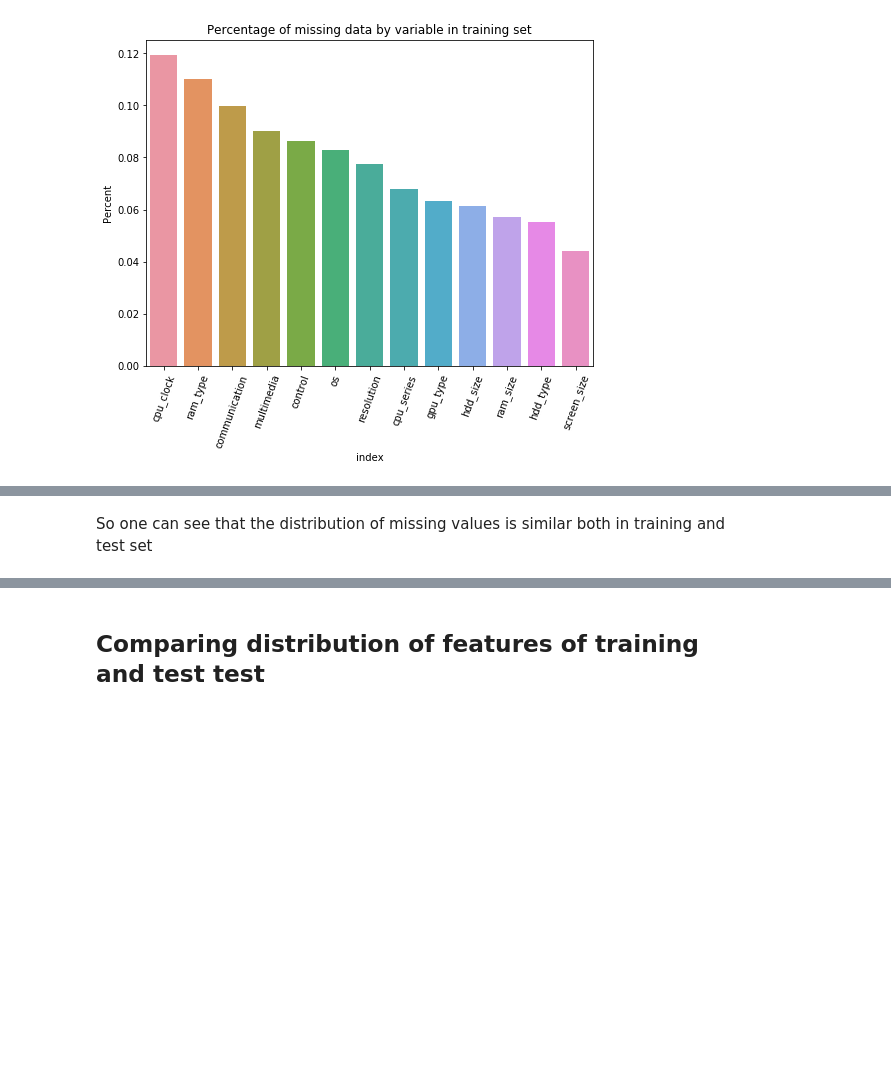
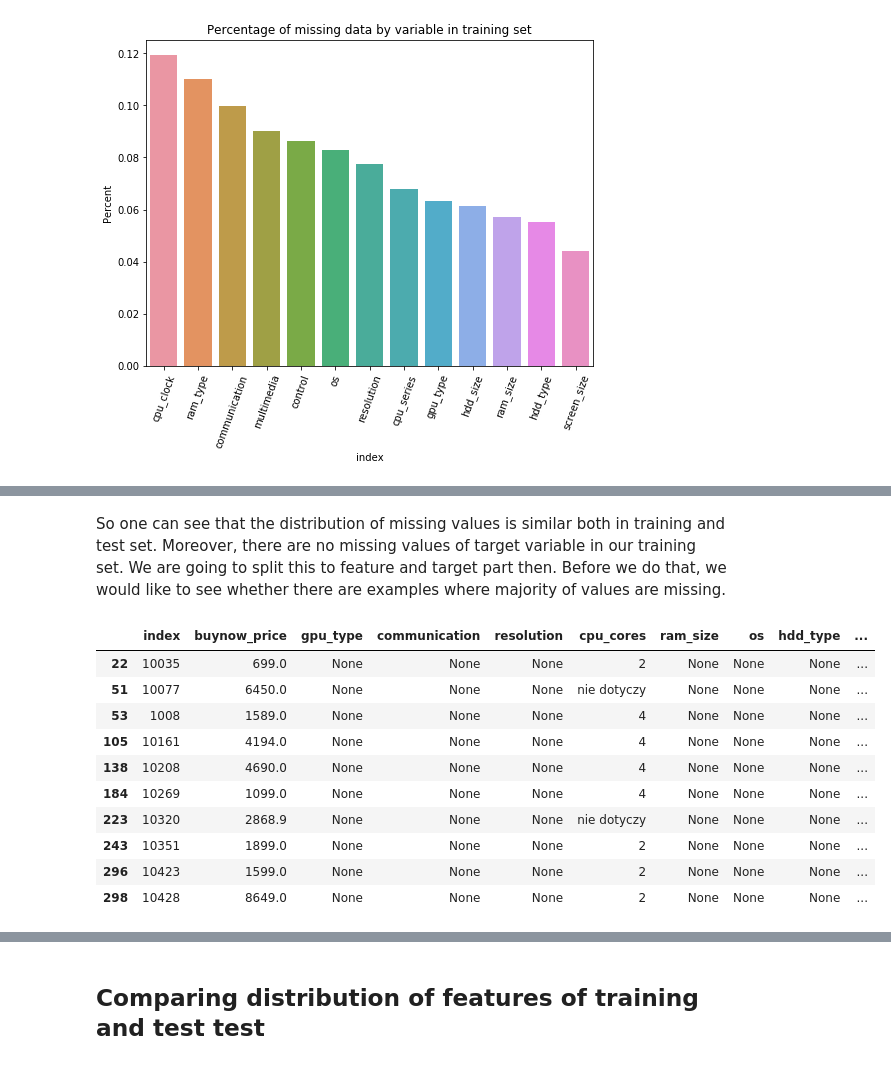
Before and after one commit to freefeynman123/laptop_price, a Jupyter notebook: allegro_task.ipynb, the cells around one changed output, grey strips where cells are left out. Cells and saved outputs as stored; diff of their text form; code cells hidden in the pictures; blank space fills up the shorter version.

```diff
--- a/allegro_task.ipynb
+++ b/allegro_task.ipynb
@@ -156,2 +162,17 @@ os               322  0.083226
 # %% [markdown]
-So one can see that the distribution of missing values is similar both in training and test set
+So one can see that the distribution of missing values is similar both in training and test set. Moreover, there are no missing values of target variable in our training set. We are going to split this to feature and target part then. Before we do that, we would like to see whether there are examples where majority of values are missing.
+# %%
+missing = dataset.loc[dataset.isnull().sum(axis=1)/dataset.shape[1] > 0.70, :]
+missing.head(10)
+# %% [output]
+|  | index | buynow_price | gpu_type | communication | resolution | cpu_cores | ram_size | os | hdd_type | ... |
+| 22 | 10035 | 699.0 | None | None | None | 2 | None | None | None | ... |
+| 51 | 10077 | 6450.0 | None | None | None | nie dotyczy | None | None | None | ... |
+| 53 | 1008 | 1589.0 | None | None | None | 4 | None | None | None | ... |
+| 105 | 10161 | 4194.0 | None | None | None | 4 | None | None | None | ... |
+| 138 | 10208 | 4690.0 | None | None | None | 4 | None | None | None | ... |
+| 184 | 10269 | 1099.0 | None | None | None | 4 | None | None | None | ... |
+| 223 | 10320 | 2868.9 | None | None | None | nie dotyczy | None | None | None | ... |
+| 243 | 10351 | 1899.0 | None | None | None | 2 | None | None | None | ... |
+| 296 | 10423 | 1599.0 | None | None | None | 2 | None | None | None | ... |
+| 298 | 10428 | 8649.0 | None | None | None | 2 | None | None | None | ... |
```
Also changed, not shown: parts of 32 cells of this notebook, 3 other files.
